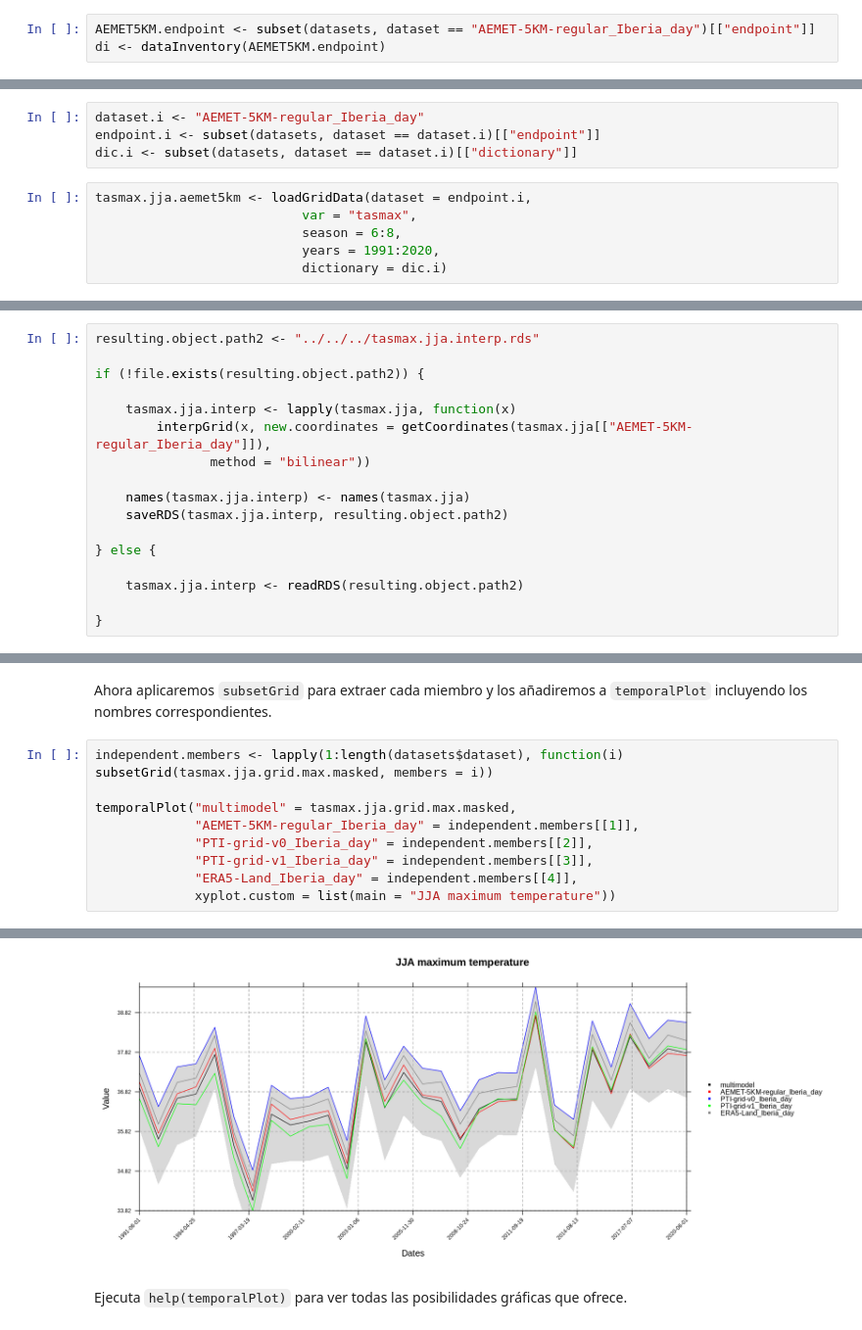
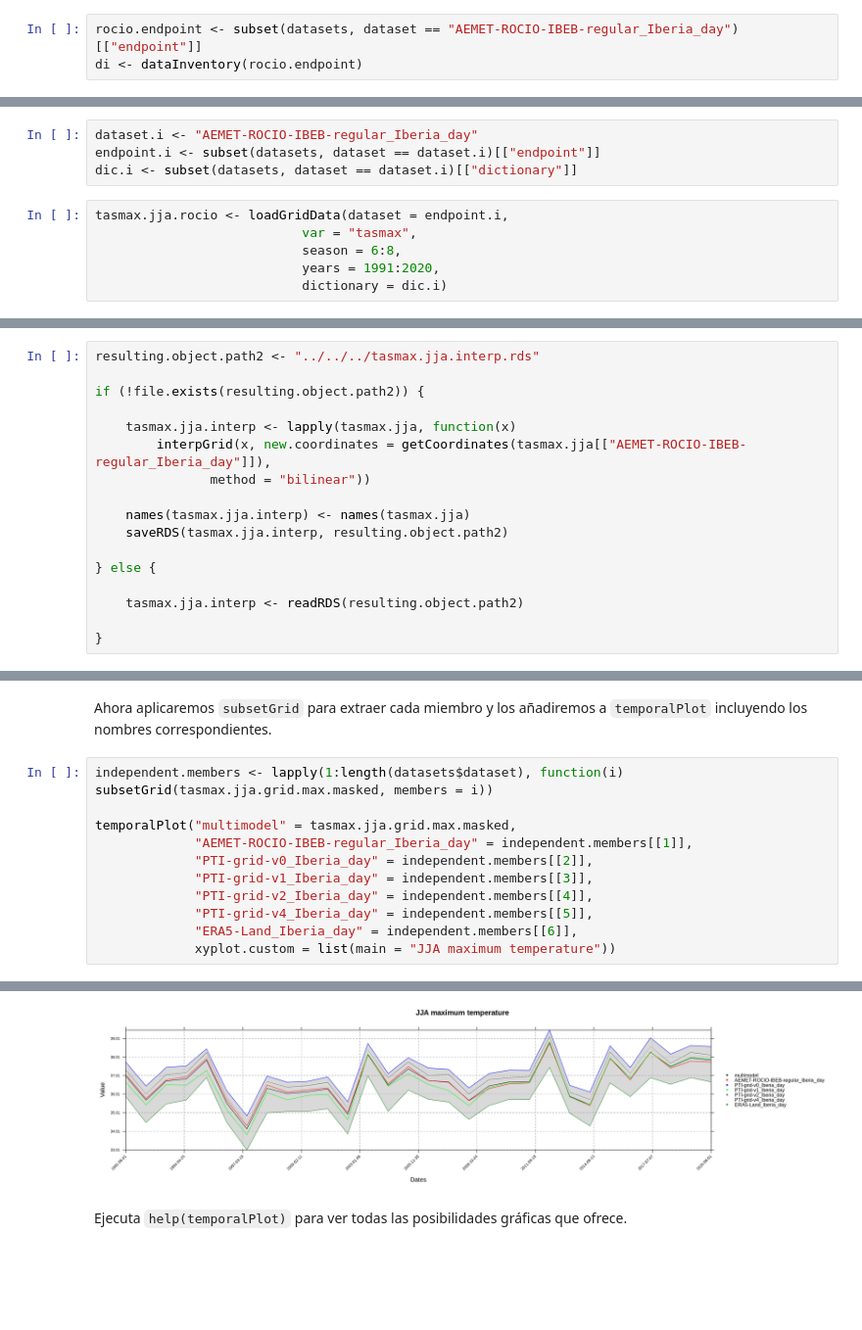
Before and after one commit to SantanderMetGroup/PTI-Clima-Datalab, a Jupyter notebook: Notebooks/R/intercomp_rejillas_obs_Iberia_R.ipynb, the cells around one changed output, grey strips where cells are left out. Shown at 98% size. Drawn from its saved outputs; the diff is of its cells as text; blank space fills up the shorter version.

```diff
--- a/Notebooks/R/intercomp_rejillas_obs_Iberia_R.ipynb
+++ b/Notebooks/R/intercomp_rejillas_obs_Iberia_R.ipynb
@@ -219,4 +218,4 @@ Una vez que tenemos los datasets y sus `endpoint`, podemos mostrar fácilmente l
 # %%
-AEMET5KM.endpoint <- subset(datasets, dataset == "AEMET-5KM-regular_Iberia_day")[["endpoint"]]
-di <- dataInventory(AEMET5KM.endpoint)
+rocio.endpoint <- subset(datasets, dataset == "AEMET-ROCIO-IBEB-regular_Iberia_day")[["endpoint"]]
+di <- dataInventory(rocio.endpoint)
 # %% [output]
@@ -270,9 +269,9 @@ La carga de datos puede tardar segundos o minutos dependiendo de la cantidad de
 # %%
-dataset.i <- "AEMET-5KM-regular_Iberia_day"
+dataset.i <- "AEMET-ROCIO-IBEB-regular_Iberia_day"
 endpoint.i <- subset(datasets, dataset == dataset.i)[["endpoint"]]
 dic.i <- subset(datasets, dataset == dataset.i)[["dictionary"]]
 # %%
-tasmax.jja.aemet5km <- loadGridData(dataset = endpoint.i,
+tasmax.jja.rocio <- loadGridData(dataset = endpoint.i,
                            var = "tasmax",
                            season = 6:8,
                            years = 1991:2020,
@@ -372,7 +374,7 @@ resulting.object.path2 <- "../../../tasmax.jja.interp.rds"
 if (!file.exists(resulting.object.path2)) {
 
     tasmax.jja.interp <- lapply(tasmax.jja, function(x)
-        interpGrid(x, new.coordinates = getCoordinates(tasmax.jja[["AEMET-5KM-regular_Iberia_day"]]),
+        interpGrid(x, new.coordinates = getCoordinates(tasmax.jja[["AEMET-ROCIO-IBEB-regular_Iberia_day"]]),
                method = "bilinear"))
 
     names(tasmax.jja.interp) <- names(tasmax.jja)
@@ -542,10 +548,12 @@ Ahora aplicaremos `subsetGrid` para extraer cada miembro y los añadiremos a `te
 independent.members <- lapply(1:length(datasets$dataset), function(i) subsetGrid(tasmax.jja.grid.max.masked, members = i))
 
 temporalPlot("multimodel" = tasmax.jja.grid.max.masked,
-             "AEMET-5KM-regular_Iberia_day" = independent.members[[1]],
+             "AEMET-ROCIO-IBEB-regular_Iberia_day" = independent.members[[1]],
              "PTI-grid-v0_Iberia_day" = independent.members[[2]],
              "PTI-grid-v1_Iberia_day" = independent.members[[3]],
-             "ERA5-Land_Iberia_day" = independent.members[[4]],
+             "PTI-grid-v2_Iberia_day" = independent.members[[4]],
+             "PTI-grid-v4_Iberia_day" = independent.members[[5]],
+             "ERA5-Land_Iberia_day" = independent.members[[6]],
              xyplot.custom = list(main = "JJA maximum temperature"))
 # %% [output]
 pad applied on the interval: year
@@ -560,4 +572,4 @@ pad applied on the interval: year
-[figure, old version]
+[figure, new version]
 # %% [markdown]
 Ejecuta `help(temporalPlot)` para ver todas las posibilidades gráficas que ofrece.
 # %% [markdown]
```
Also changed, not shown: parts of 35 cells of this notebook, 4 other files.
